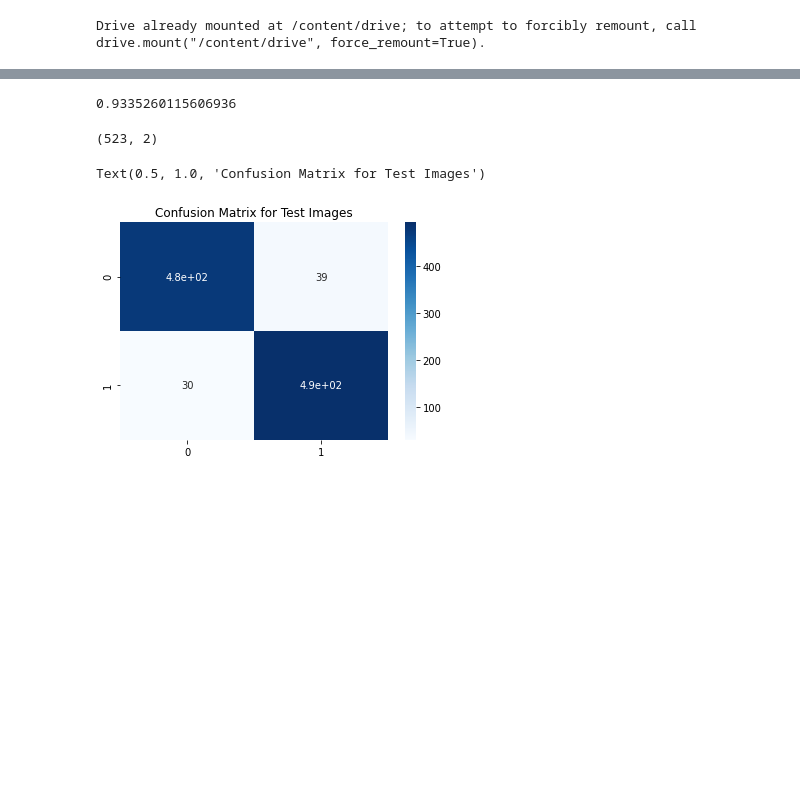
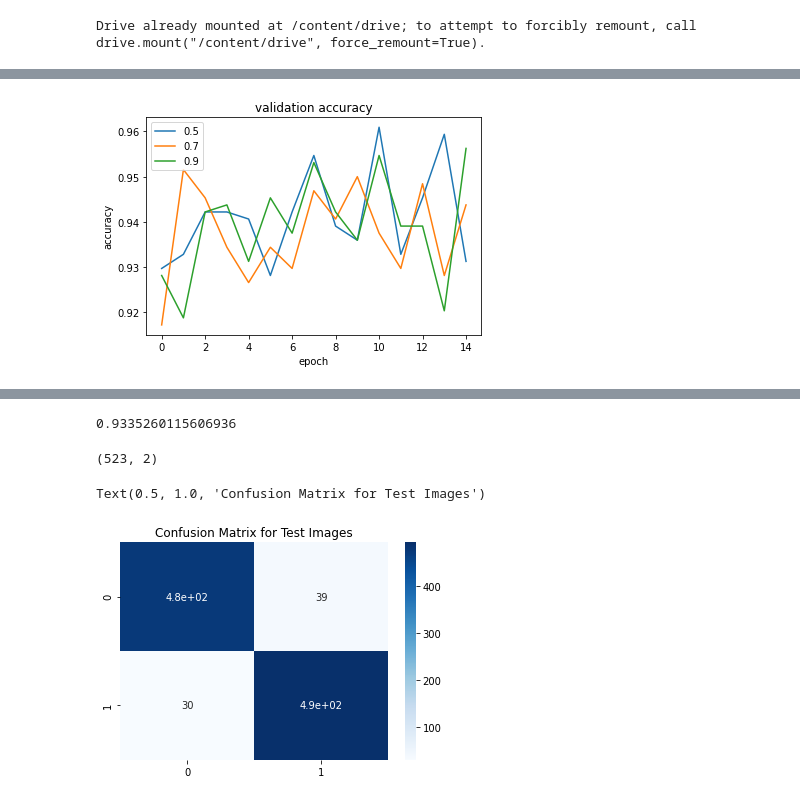
Before and after one commit to natgable/cs-229-project, a Jupyter notebook: models/VGG19.ipynb, the cells around one changed output, grey strips where cells are left out. Drawn from its saved outputs; the diff is of its cells as text; code cells hidden in the pictures; blank space fills up the shorter version.

```diff
--- a/models/VGG19.ipynb
+++ b/models/VGG19.ipynb
@@ -209,0 +433,10 @@ Epoch 5/5
+# %%
+for i in [.5,.7,.9]:
+    plt.plot(val_acc_dict[i])
+plt.title('validation accuracy')
+plt.ylabel('accuracy')
+plt.xlabel('epoch')
+plt.legend([.5,.7,.9], loc='upper left')
+plt.show()
+# %% [output]
+[figure, added]
```
Also changed, not shown: parts of 13 cells of this notebook.
